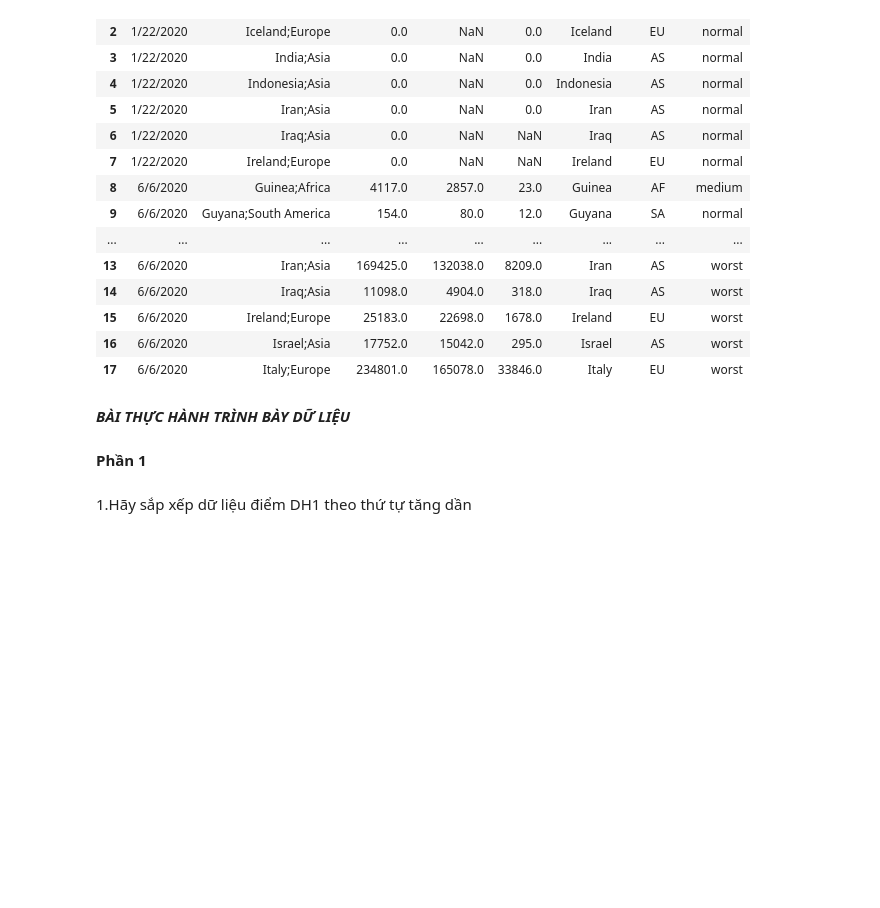
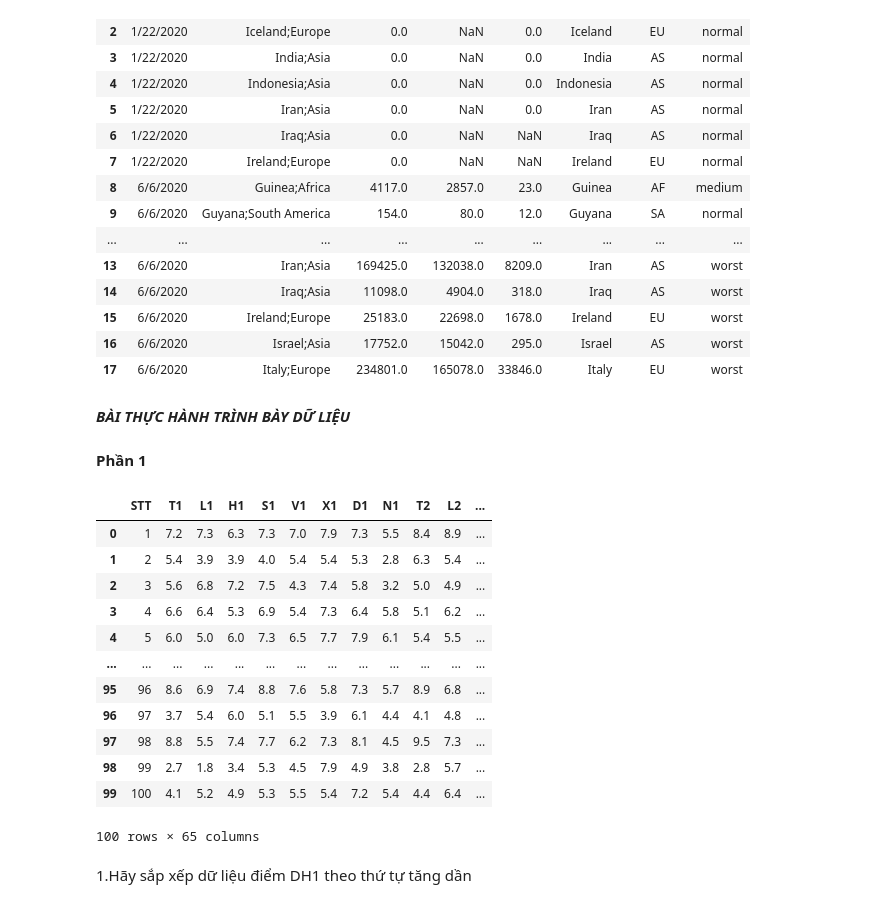
Before and after one commit to Spokai3/PhanTichDuLieuVaHocSau, a Jupyter notebook: Lab2.ipynb, the cells around one changed output. Cells and saved outputs as stored; diff of their text form; code cells hidden in the pictures; blank space fills up the shorter version.

```diff
--- a/Lab2.ipynb
+++ b/Lab2.ipynb
@@ -238,5 +238,23 @@ res
 ***BÀI THỰC HÀNH TRÌNH BÀY DỮ LIỆU***
 # %% [markdown]
 **Phần 1**
+# %%
+hw=pd.read_csv('/content/drive/MyDrive/DataAnalyst/processed_dulieuxettuyendaihoc.csv')
+hw1 = pd.DataFrame(hw)
+hw1
+# %% [output]
+|  | STT | T1 | L1 | H1 | S1 | V1 | X1 | D1 | N1 | T2 | L2 | ... |
+| 0 | 1 | 7.2 | 7.3 | 6.3 | 7.3 | 7.0 | 7.9 | 7.3 | 5.5 | 8.4 | 8.9 | ... |
+| 1 | 2 | 5.4 | 3.9 | 3.9 | 4.0 | 5.4 | 5.4 | 5.3 | 2.8 | 6.3 | 5.4 | ... |
+| 2 | 3 | 5.6 | 6.8 | 7.2 | 7.5 | 4.3 | 7.4 | 5.8 | 3.2 | 5.0 | 4.9 | ... |
+| 3 | 4 | 6.6 | 6.4 | 5.3 | 6.9 | 5.4 | 7.3 | 6.4 | 5.8 | 5.1 | 6.2 | ... |
+| 4 | 5 | 6.0 | 5.0 | 6.0 | 7.3 | 6.5 | 7.7 | 7.9 | 6.1 | 5.4 | 5.5 | ... |
+| ... | ... | ... | ... | ... | ... | ... | ... | ... | ... | ... | ... | ... |
+| 95 | 96 | 8.6 | 6.9 | 7.4 | 8.8 | 7.6 | 5.8 | 7.3 | 5.7 | 8.9 | 6.8 | ... |
+| 96 | 97 | 3.7 | 5.4 | 6.0 | 5.1 | 5.5 | 3.9 | 6.1 | 4.4 | 4.1 | 4.8 | ... |
+| 97 | 98 | 8.8 | 5.5 | 7.4 | 7.7 | 6.2 | 7.3 | 8.1 | 4.5 | 9.5 | 7.3 | ... |
+| 98 | 99 | 2.7 | 1.8 | 3.4 | 5.3 | 4.5 | 7.9 | 4.9 | 3.8 | 2.8 | 5.7 | ... |
+| 99 | 100 | 4.1 | 5.2 | 4.9 | 5.3 | 5.5 | 5.4 | 7.2 | 5.4 | 4.4 | 6.4 | ... |
+100 rows × 65 columns
 # %% [markdown]
 1.Hãy sắp xếp dữ liệu điểm DH1 theo thứ tự tăng dần
```
Also changed, not shown: parts of 12 cells of this notebook.
